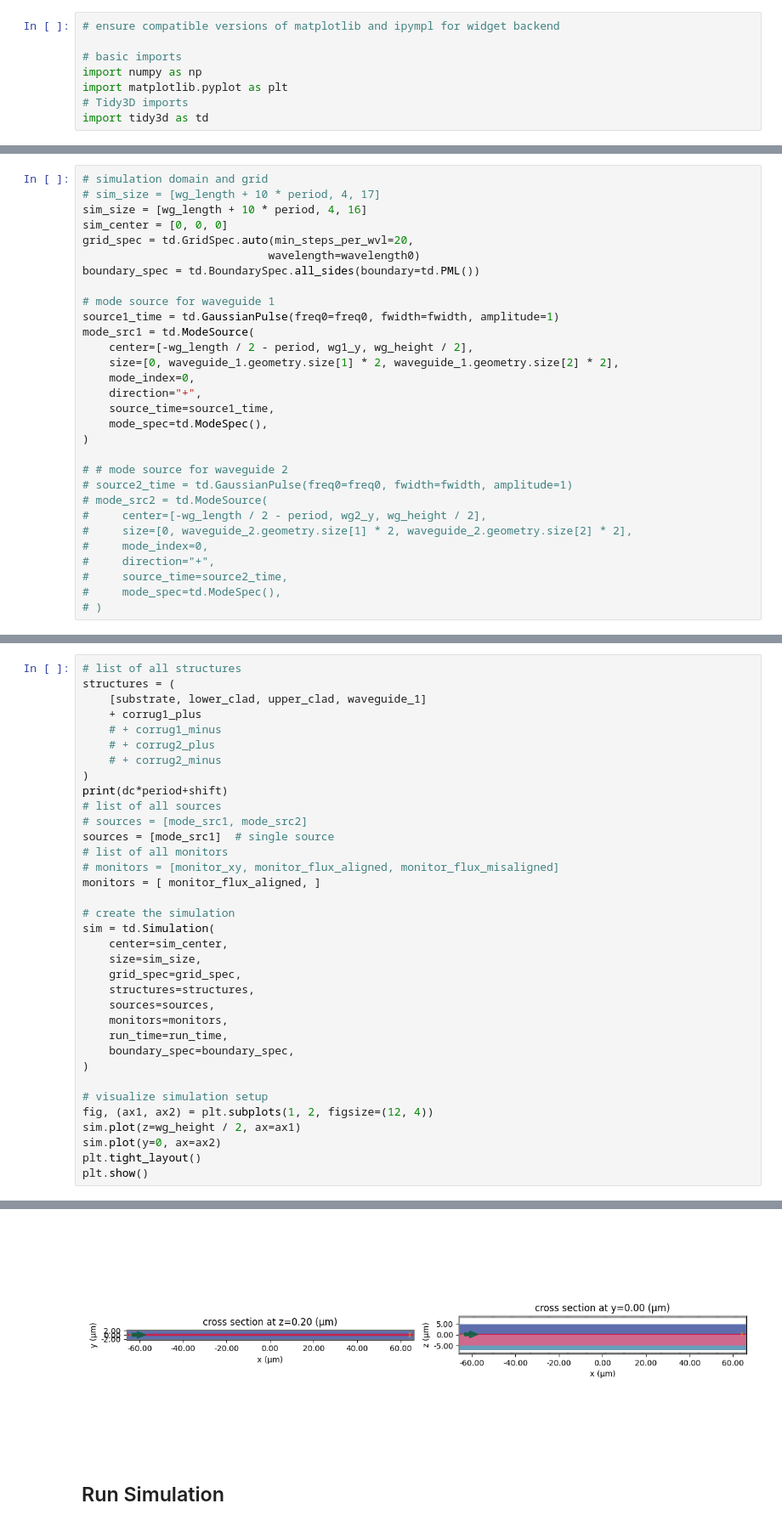
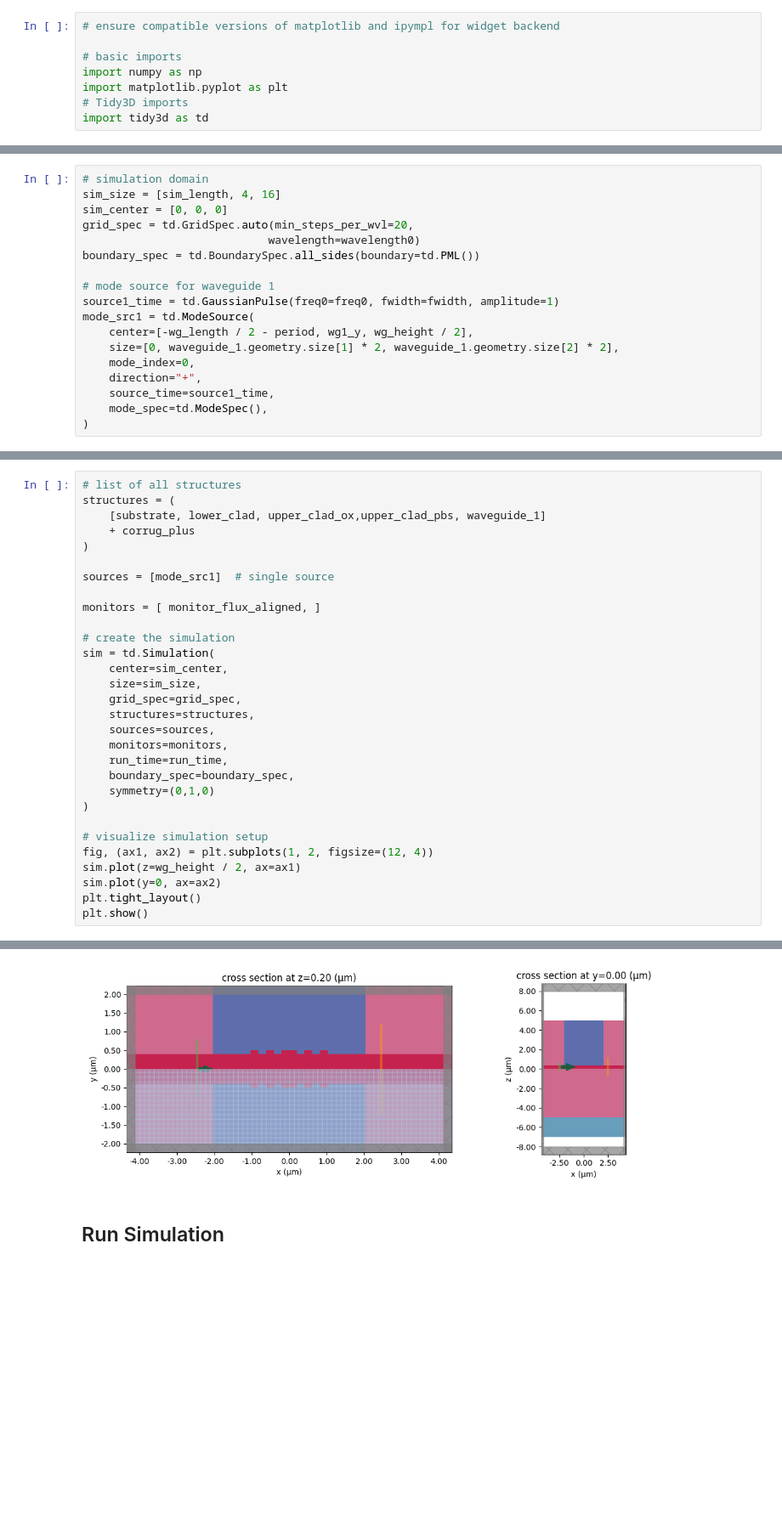
Before and after one commit to sp-sgundavarapu/tidy3d-notebooks, a Jupyter notebook: BraggGratings.ipynb, the cells around one changed output, grey strips where cells are left out. Shown at 85% size. Saved outputs shown, nothing was run; the diff lists cells and outputs as text; blank space fills up the shorter version.

Commit message:
Bragg grating and WG mode changes
Bragg grating and WG mode changes

```diff
--- a/BraggGratings.ipynb
+++ b/BraggGratings.ipynb
@@ -219,7 +151,6 @@ A mode source is defined for each waveguide.
 # %%
-# simulation domain and grid
-# sim_size = [wg_length + 10 * period, 4, 17]
-sim_size = [wg_length + 10 * period, 4, 16]
+# simulation domain
+sim_size = [sim_length, 4, 16]
 sim_center = [0, 0, 0]
 grid_spec = td.GridSpec.auto(min_steps_per_wvl=20,
                             wavelength=wavelength0)
@@ -235,14 +166,3 @@ mode_src1 = td.ModeSource(
     source_time=source1_time,
     mode_spec=td.ModeSpec(),
 )
-
-# # mode source for waveguide 2
-# source2_time = td.GaussianPulse(freq0=freq0, fwidth=fwidth, amplitude=1)
-# mode_src2 = td.ModeSource(
-#     center=[-wg_length / 2 - period, wg2_y, wg_height / 2],
-#     size=[0, waveguide_2.geometry.size[1] * 2, waveguide_2.geometry.size[2] * 2],
-#     mode_index=0,
-#     direction="+",
-#     source_time=source2_time,
-#     mode_spec=td.ModeSpec(),
-# )
@@ -281,18 +186,12 @@ All the structures, sources, and monitors are consolidated, and the simulation i
 # %%
 # list of all structures
 structures = (
-    [substrate, lower_clad, upper_clad, waveguide_1]
-    + corrug1_plus
-    # + corrug1_minus
-    # + corrug2_plus
-    # + corrug2_minus
+    [substrate, lower_clad, upper_clad_ox,upper_clad_pbs, waveguide_1]
+    + corrug_plus
 )
-print(dc*period+shift)
-# list of all sources
-# sources = [mode_src1, mode_src2]
+
 sources = [mode_src1]  # single source
-# list of all monitors
-# monitors = [monitor_xy, monitor_flux_aligned, monitor_flux_misaligned]
+
 monitors = [ monitor_flux_aligned, ]
 
 # create the simulation
@@ -305,6 +204,7 @@ sim = td.Simulation(
     monitors=monitors,
     run_time=run_time,
     boundary_spec=boundary_spec,
+    symmetry=(0,1,0)
 )
 
 # visualize simulation setup
@@ -318,4 +217,4 @@ plt.show()
-[figure, old version]
+[figure, new version]
 # %% [markdown]
 ## Run Simulation
 # %%
```
Also changed, not shown: parts of 14 cells of this notebook, 1 other file.
